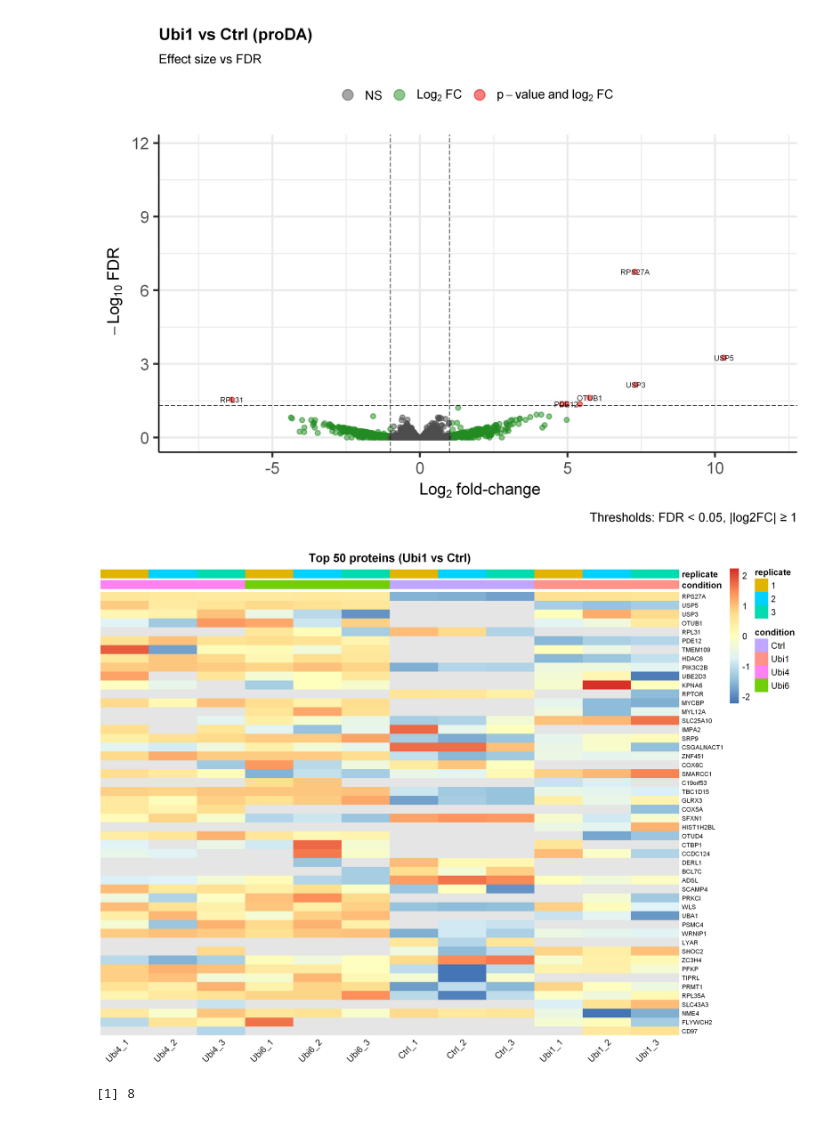
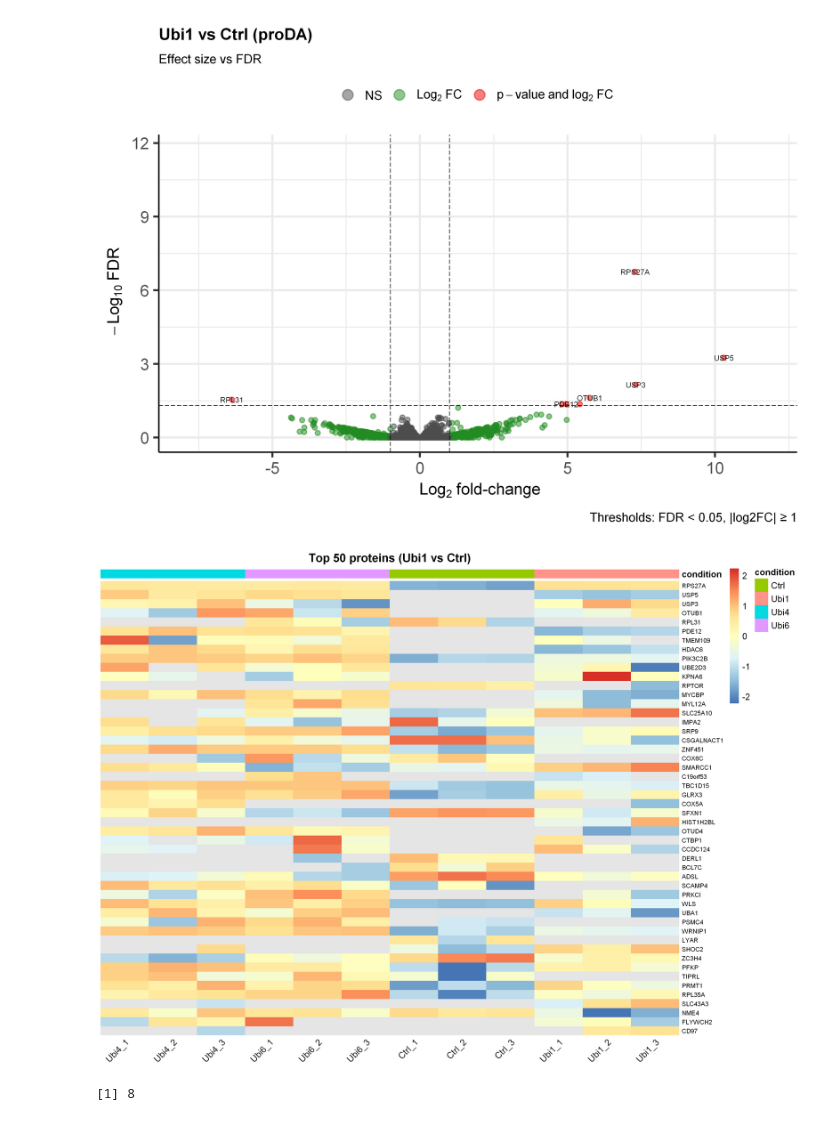
Before and after one commit to meshik/bioinformatics-code-hub, a Jupyter notebook: proteomics/differential_abundance/r.ipynb, the cells around one changed output. Drawn from its saved outputs; the diff is of its cells as text; code cells hidden in the pictures.

Commit message:
remove plot junk

```diff
--- a/proteomics/differential_abundance/r.ipynb
+++ b/proteomics/differential_abundance/r.ipynb
@@ -303,36 +303,35 @@ Warning message:
 
 ## Heatmap of top hits
 top_n <- 50
 top_ids <- res_1_vs_ctrl %>%
 	dplyr::slice_head(n = top_n) %>%
 	dplyr::pull(name) %>%
 	as.character()
 
 mat <- lfq_mat[top_ids, samples$label, drop = FALSE]
 mat <- as.matrix(mat)
 storage.mode(mat) <- "numeric"
 
-ann_col <- samples[match(colnames(mat), samples$label), c("condition", "replicate")]
+ann_col <- samples[match(colnames(mat), samples$label), "condition"]
 ann_col <- as.data.frame(ann_col)
 ann_col$condition <- factor(ann_col$condition)
-ann_col$replicate <- factor(ann_col$replicate)
 rownames(ann_col) <- colnames(mat)
 
 pheatmap::pheatmap(
   mat,
   scale = "row",
   labels_row = sub(";.*$", "", rownames(mat)),  # keep the first name only if multiple
   annotation_col = ann_col,
   na_col = "grey90",
   cluster_rows = FALSE,
   cluster_cols = FALSE,
   fontsize_row = 7,
   angle_col = 45,
   border_color = NA,
   main = sprintf("Top %d proteins (Ubi1 vs Ctrl)", top_n)
 )
 # %% [output]
-[figure, old version]
+[figure, new version]
 # %%
 ## Results table you can export
 sig <- res_1_vs_ctrl %>% filter(adj_pval < 0.05)
```
